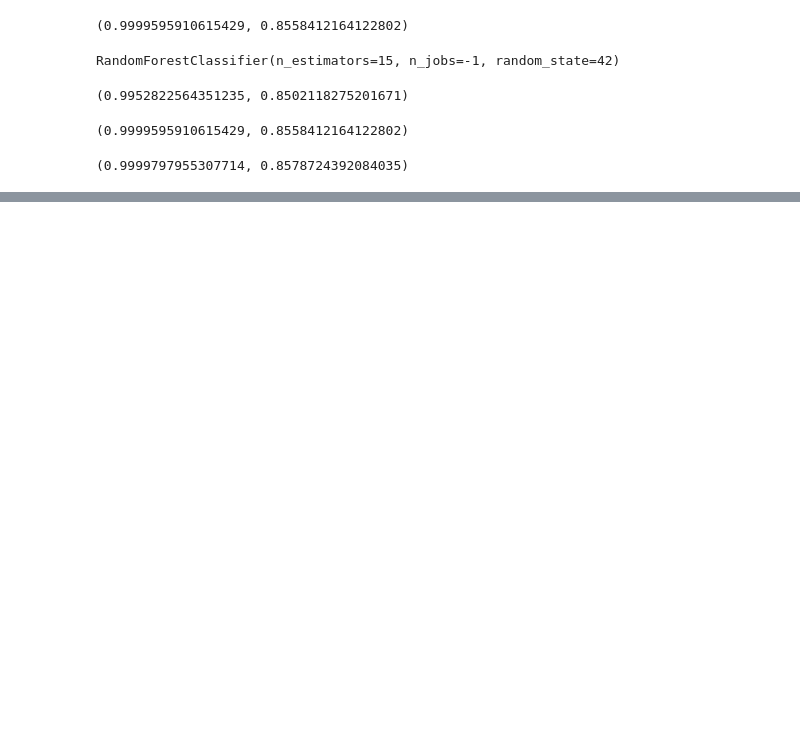
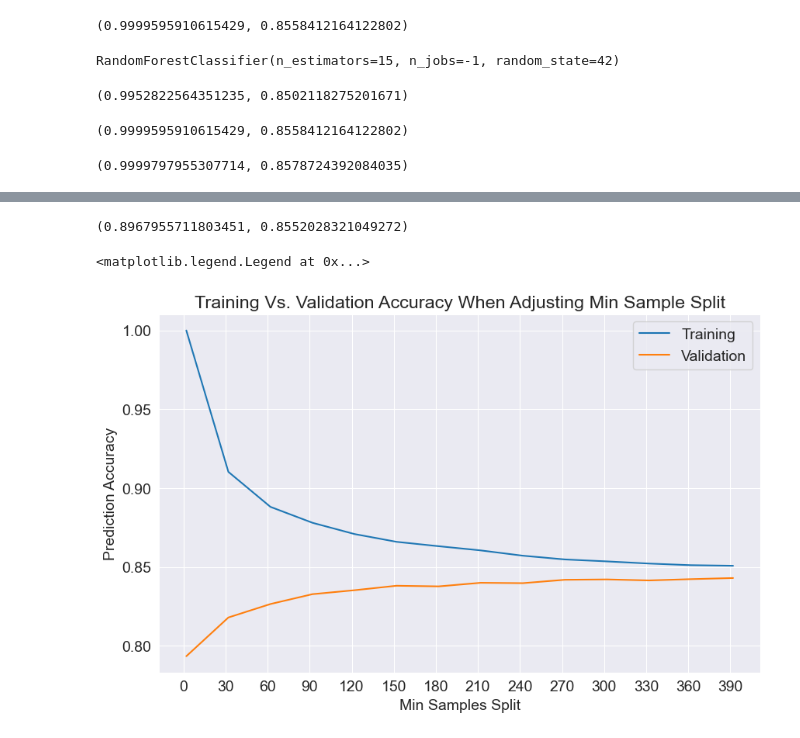
Before and after one commit to AgentXCross/PythonDS-ML, a Jupyter notebook: SciKitLearn/decision_trees_random_forests.ipynb, the cells around one changed output, grey strips where cells are left out. Saved outputs shown, nothing was run; the diff lists cells and outputs as text; code cells hidden in the pictures; blank space fills up the shorter version.

```diff
--- a/SciKitLearn/decision_trees_random_forests.ipynb
+++ b/SciKitLearn/decision_trees_random_forests.ipynb
@@ -779,12 +761,12 @@ model.score(X_train, y_train), model.score(X_valid, y_valid)
 # %% [output]
 (0.9999797955307714, 0.8578724392084035)
 # %%
-max = 0
-for i in range(100, 1600, 200):
+maximum = 0
+for i in range(100, 1100, 200):
     model = RandomForestClassifier(random_state = 42, n_jobs = -1, n_estimators = i)
     model.fit(X_train, y_train)
     if model.score(X_valid, y_valid) > max:
-        max = model.score(X_valid, y_valid)
+        maximum = model.score(X_valid, y_valid)
         estimator_num = i
-print(max, estimator_num)
+print(maximum, estimator_num)
 # %% [output]
@@ -793,0 +796,9 @@ print(max, estimator_num)
+# %%
+#Best model so far
+model = RandomForestClassifier(
+    random_state = 42,
+    max_depth = None,
+    n_jobs = -1,
+    n_estimators = 1500
+    ).fit(X_train, y_train)
+model.score(X_train, y_train), model.score(X_valid, y_valid)
@@ -793,0 +844,13 @@ print(max, estimator_num)
+# %%
+test_params(min_samples_split = 10, min_samples_leaf = 6)
+# %% [output]
+(0.8967955711803451, 0.8552028321049272)
+# %%
+def min_samples_split_error(mss):
+    model = DecisionTreeClassifier(min_samples_split = mss, random_state = 42)
+    model.fit(X_train, y_train)
+    train_acc = model.score(X_train, y_train)
+    valid_acc = model.score(X_valid, y_valid)
+    return {'Min Samples Split': mss, 'Training Accuracy': train_acc, 'Validation Accuracy': valid_acc}
+# %%
+sample_split_df = pd.DataFrame([min_samples_split_error(mss) for mss in range(2, 400, 30)])
@@ -793,0 +866,12 @@ print(max, estimator_num)
+# %%
+plt.figure()
+plt.plot(sample_split_df['Min Samples Split'], sample_split_df['Training Accuracy'])
+plt.plot(sample_split_df['Min Samples Split'], sample_split_df['Validation Accuracy'])
+plt.title('Training Vs. Validation Accuracy When Adjusting Min Sample Split')
+plt.xticks(range(0, 405, 30))
+plt.xlabel('Min Samples Split')
+plt.ylabel('Prediction Accuracy')
+plt.legend(['Training', 'Validation'])
+# %% [output]
+<matplotlib.legend.Legend at 0x...>
+[figure, added]
```
Also changed, not shown: parts of 31 cells of this notebook.
